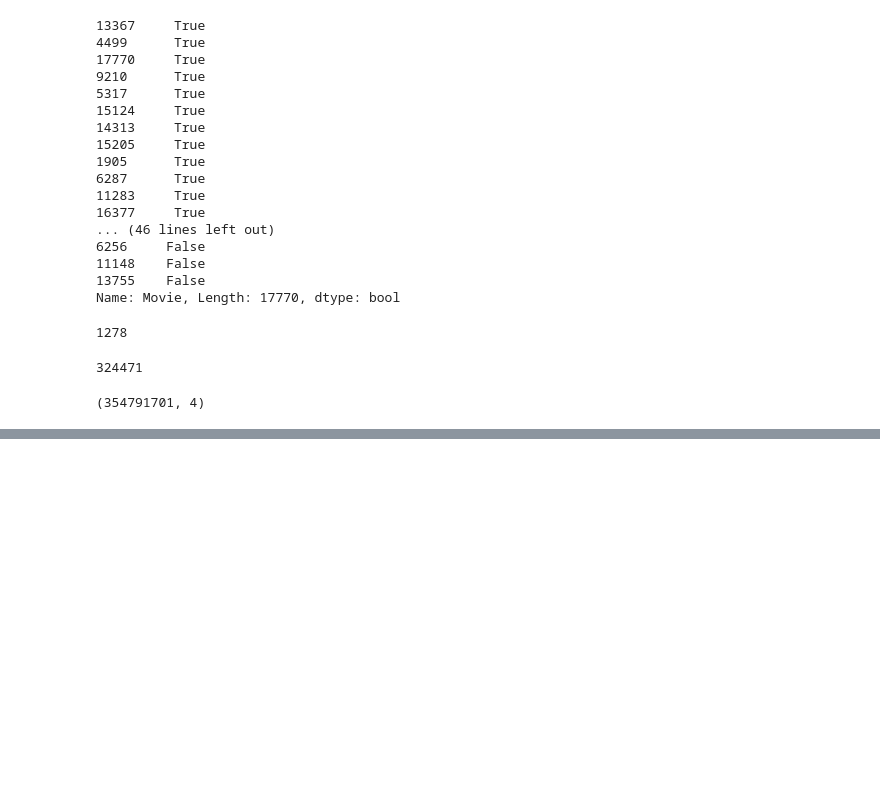
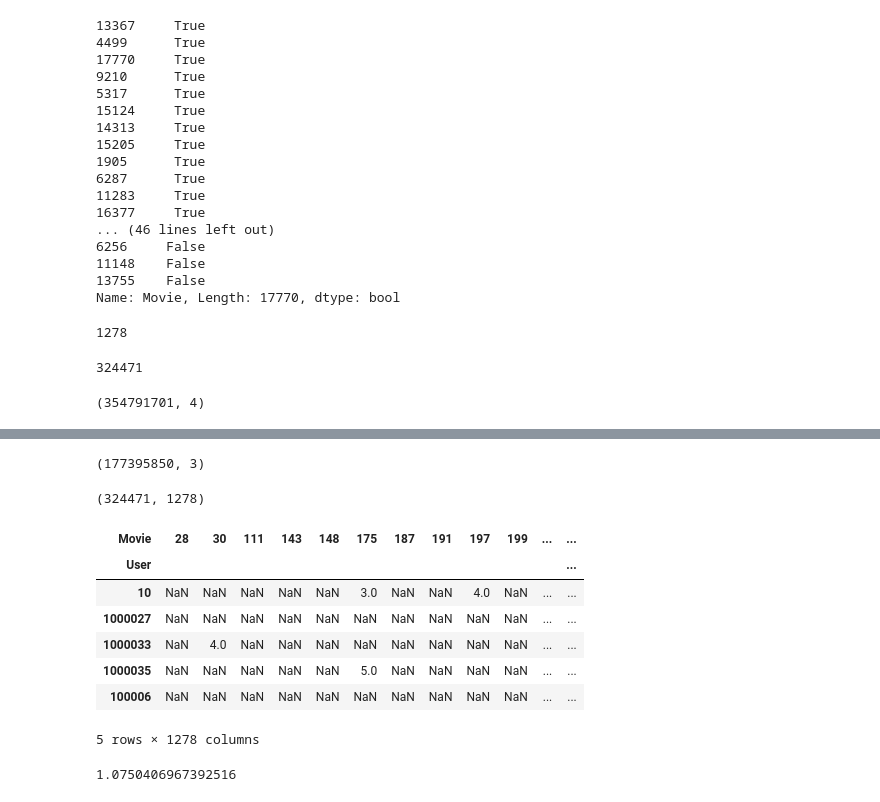
Before and after one commit to Amruta-Nadgouda/Netflix_Recommendation_System, a Jupyter notebook: NRS_MeanRating.ipynb, the cells around one changed output, grey strips where cells are left out. Drawn from its saved outputs; the diff is of its cells as text; code cells hidden in the pictures; blank space fills up the shorter version.

Commit message:
Completed Mean Rating

```diff
--- a/NRS_MeanRating.ipynb
+++ b/NRS_MeanRating.ipynb
@@ -354,3 +348,6 @@ filterDF = totalDF[(totalDF['Movie'].isin(filterMovie)) & (totalDF['User'].isin(
 filterDF.shape
 # %% [output]
 (354791701, 4)
+# %%
+filterDF = filterDF.drop('Date',axis =1).reset_index(drop=True)
+filterDF
@@ -356,0 +376,8 @@ filterDF.shape
+# %%
+X_train, X_test= train_test_split(filterDF,
+                                  test_size=0.50,
+                                  random_state=42)
+# %%
+X_train.shape
+# %% [output]
+(177395850, 3)
@@ -356,0 +386,16 @@ filterDF.shape
+# %%
+predDF = X_train.pivot_table(index='User', columns='Movie', values='Rating')
+predDF.shape
+# %% [output]
+(324471, 1278)
+# %%
+predDF.head()
+# %% [output]
+| Movie | 28 | 30 | 111 | 143 | 148 | 175 | 187 | 191 | 197 | 199 | ... | ... |
+| User |  |  |  |  |  |  |  |  |  |  |  | ... |
+| 10 | NaN | NaN | NaN | NaN | NaN | 3.0 | NaN | NaN | 4.0 | NaN | ... | ... |
+| 1000027 | NaN | NaN | NaN | NaN | NaN | NaN | NaN | NaN | NaN | NaN | ... | ... |
+| 1000033 | NaN | 4.0 | NaN | NaN | NaN | NaN | NaN | NaN | NaN | NaN | ... | ... |
+| 1000035 | NaN | NaN | NaN | NaN | NaN | 5.0 | NaN | NaN | NaN | NaN | ... | ... |
+| 100006 | NaN | NaN | NaN | NaN | NaN | NaN | NaN | NaN | NaN | NaN | ... | ... |
+5 rows × 1278 columns
@@ -356,0 +418,4 @@ filterDF.shape
+# %%
+rmse
+# %% [output]
+1.0750406967392516
```
Also changed, not shown: parts of 14 cells of this notebook.
